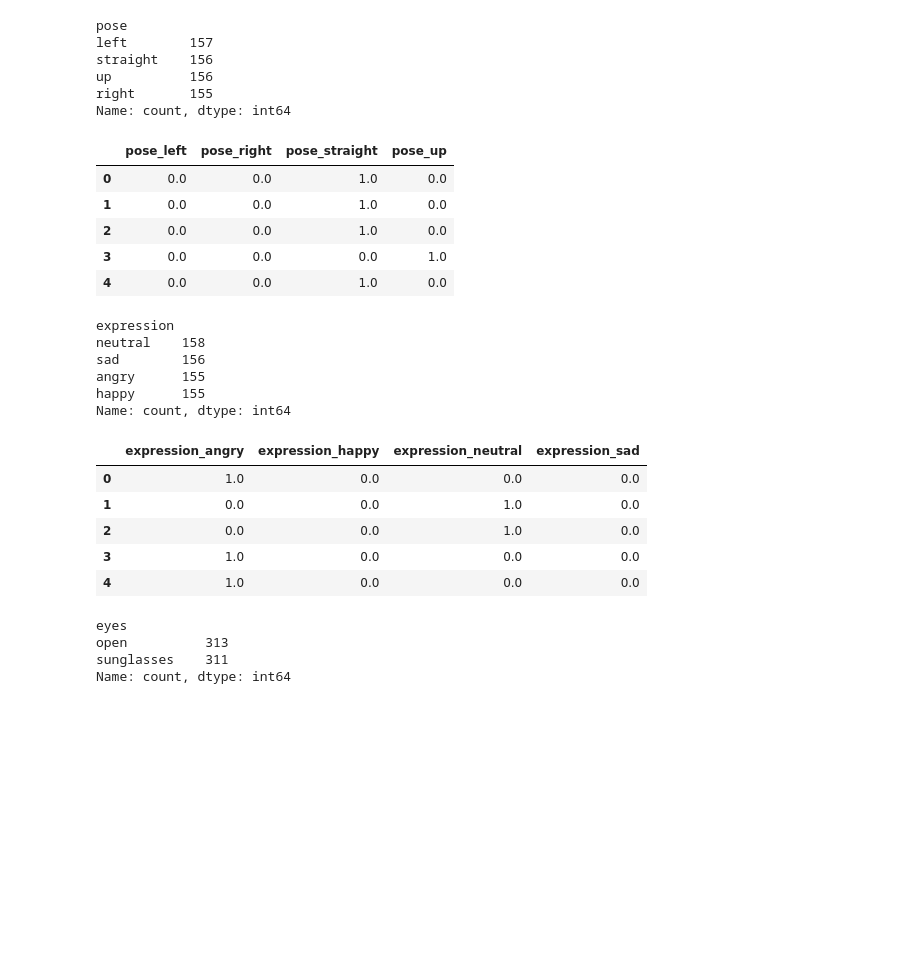
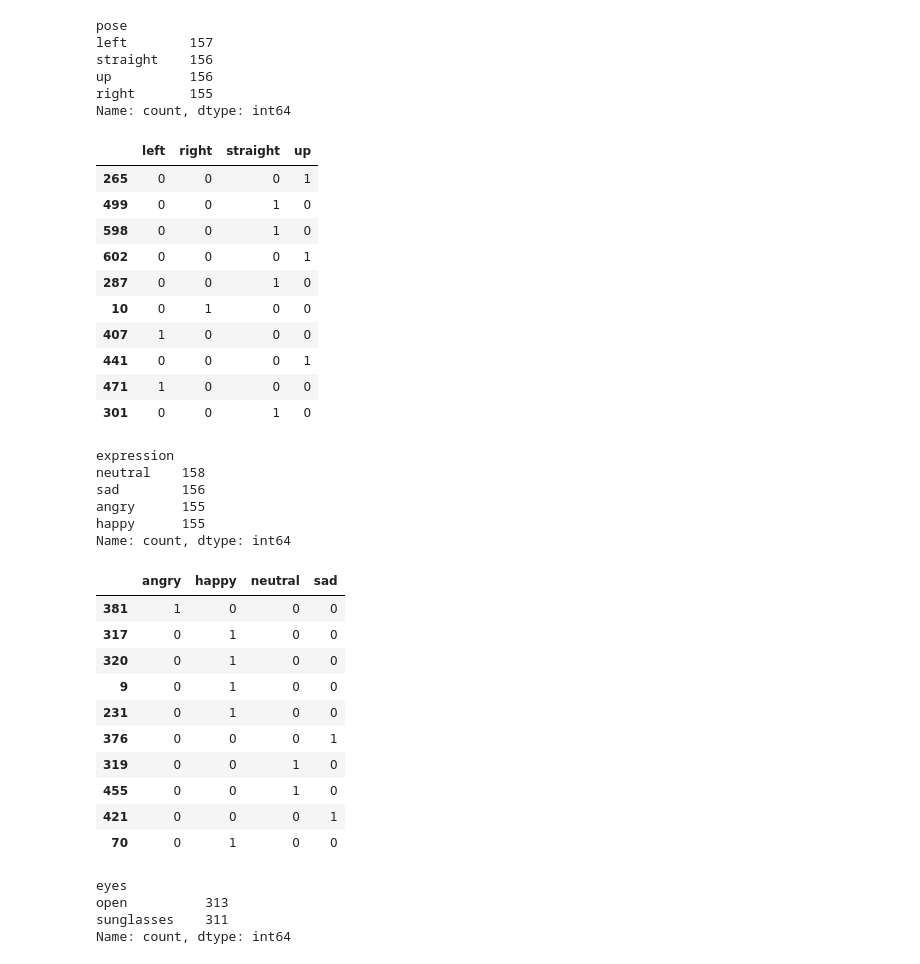
Before and after one commit to steven-midgley/AI-PT-WEST-AUGUST-080524, a Jupyter notebook: 19-Neural-Networks-Deep-Learning-2/3/Activities/03-Evr_Preparing_Faces_for_Branching/Unsolved/preparing_faces_for_branching.ipynb, the cells around one changed output. Saved outputs shown, nothing was run; the diff lists cells and outputs as text; code cells hidden in the pictures; blank space fills up the shorter version.

```diff
--- a/19-Neural-Networks-Deep-Learning-2/3/Activities/03-Evr_Preparing_Faces_for_Branching/Unsolved/preparing_faces_for_branching.ipynb
+++ b/19-Neural-Networks-Deep-Learning-2/3/Activities/03-Evr_Preparing_Faces_for_Branching/Unsolved/preparing_faces_for_branching.ipynb
@@ -144,8 +149,8 @@ filenames_df.head()
 | 4 | mitchell_straight_angry_sunglasse... |
 # %%
 # First, remove the .png file extension, then split into four new columns.
-filenames_df.files = filenames_df.files.str.replace('.png', '', regex=False)
+filenames_df.files = filenames_df.files.str.replace('.png', '')
 new_cols = filenames_df.files.str.split('_', expand=True)
 
 # Make a new df without the "files" column
-df = pd.concat([filenames_df.drop(columns=['files']), new_cols], axis=1)
+df = pd.DataFrame(new_cols)
@@ -159,2 +157,4 @@ df = pd.concat([filenames_df.drop(columns=['files']), new_cols], axis=1)
 # %% [markdown]
 Now that we've split our y data into separate columns, lets preprocess each y column and determine how many output layers to create.
+# %%
+df.columns=['userid','pose','expression','eyes']
@@ -216,7 +237,7 @@ right       155
 Name: count, dtype: int64
 # %%
 # Create an encoder
-encoded_poses = pd.get_dummies(df, columns=['pose'])
+encoded_poses = pd.get_dummies(df['pose'], dtype=int)
 
 # Fit_transform the pose column
 
@@ -230,12 +251,17 @@ encoded_poses = pd.get_dummies(df, columns=['pose'])
 # View the first few rows of the data
 encoded_poses.sample(n=10)
 # %% [output]
-|  | pose_left | pose_right | pose_straight | pose_up |
-| 0 | 0.0 | 0.0 | 1.0 | 0.0 |
-| 1 | 0.0 | 0.0 | 1.0 | 0.0 |
-| 2 | 0.0 | 0.0 | 1.0 | 0.0 |
-| 3 | 0.0 | 0.0 | 0.0 | 1.0 |
-| 4 | 0.0 | 0.0 | 1.0 | 0.0 |
+|  | left | right | straight | up |
+| 265 | 0 | 0 | 0 | 1 |
+| 499 | 0 | 0 | 1 | 0 |
+| 598 | 0 | 0 | 1 | 0 |
+| 602 | 0 | 0 | 0 | 1 |
+| 287 | 0 | 0 | 1 | 0 |
+| 10 | 0 | 1 | 0 | 0 |
+| 407 | 1 | 0 | 0 | 0 |
+| 441 | 0 | 0 | 0 | 1 |
+| 471 | 1 | 0 | 0 | 0 |
+| 301 | 0 | 0 | 1 | 0 |
 # %%
 # Repeat the process for the expression column
 # Start with the userid column
@@ -250,26 +276,31 @@ happy      155
 Name: count, dtype: int64
 # %%
 # Create an encoder
-encoded_expression = pd.get_dummies(df, columns=['expression'])
+encoded_expression = pd.get_dummies(df['expression'], dtype=int)
 
 # Fit_transform the expression column
 
 
 # Get the feature names from the encoder
 
 
 # Create a new DataFrame with the data
 
 
 # View the first few rows of the data
 encoded_expression.sample(n=10)
 # %% [output]
-|  | expression_angry | expression_happy | expression_neutral | expression_sad |
-| 0 | 1.0 | 0.0 | 0.0 | 0.0 |
-| 1 | 0.0 | 0.0 | 1.0 | 0.0 |
-| 2 | 0.0 | 0.0 | 1.0 | 0.0 |
-| 3 | 1.0 | 0.0 | 0.0 | 0.0 |
-| 4 | 1.0 | 0.0 | 0.0 | 0.0 |
+|  | angry | happy | neutral | sad |
+| 381 | 1 | 0 | 0 | 0 |
+| 317 | 0 | 1 | 0 | 0 |
+| 320 | 0 | 1 | 0 | 0 |
+| 9 | 0 | 1 | 0 | 0 |
+| 231 | 0 | 1 | 0 | 0 |
+| 376 | 0 | 0 | 0 | 1 |
+| 319 | 0 | 0 | 1 | 0 |
+| 455 | 0 | 0 | 1 | 0 |
+| 421 | 0 | 0 | 0 | 1 |
+| 70 | 0 | 1 | 0 | 0 |
 # %%
 # Repeat the process for the eyes column
 # Start with the userid column
```
Also changed, not shown: parts of 12 cells of this notebook, 3 other files.
